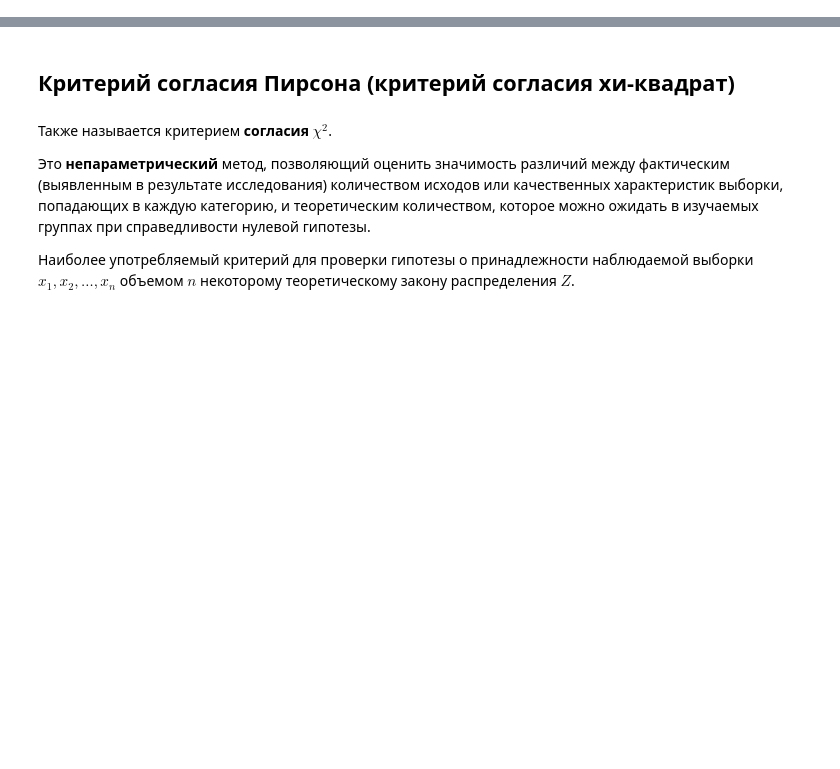
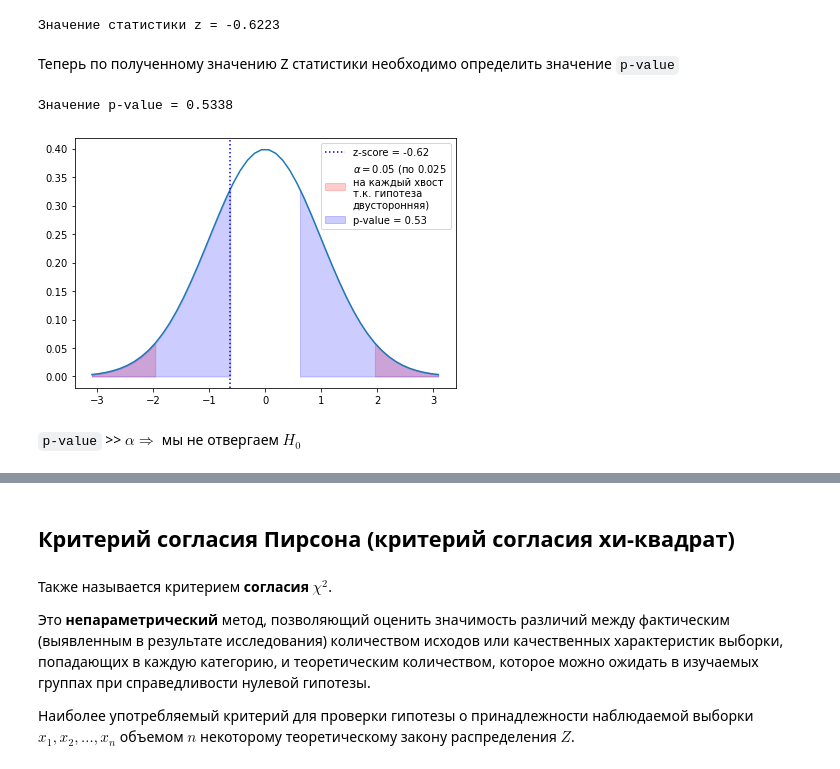
Before and after one commit to JosephFrancisTribbiani/ds, a Jupyter notebook: Statistic/stat_tests.ipynb, the cells around one changed output, grey strips where cells are left out. Drawn from its saved outputs; the diff is of its cells as text; code cells hidden in the pictures; blank space fills up the shorter version.

```diff
--- a/Statistic/stat_tests.ipynb
+++ b/Statistic/stat_tests.ipynb
@@ -0,0 +115,8 @@
+# %%
+import scipy.stats as stats
+
+
+sample = stats.norm.rvs(loc=102, scale=15, size=(50, ), random_state=42)
+sample = sample.round().astype("int")
+print("Уровни IQ 50-ти испытуемых:")
+print(*sample)
@@ -0,0 +141,52 @@
+# %%
+z_score = (np.mean(sample) - 100) / (15 / np.sqrt(50))
+print("Значение статистики z = {:.4f}".format(z_score))
+# %% [output]
+Значение статистики z = -0.6223
+# %% [markdown]
+Теперь по полученному значению Z статистики необходимо определить значение `p-value`
+# %%
+# т.к. тест двусторонний, то мы учитываем значения для обоих хвостов распределения
+p_value = stats.norm.cdf(-abs(z_score)) + (1 - stats.norm.cdf(abs(z_score)))
+print("Значение p-value = {:.4f}".format(p_value))
+# %% [output]
+Значение p-value = 0.5338
+# %%
+import numpy as np
+import matplotlib.pyplot as plt
+import seaborn as sns
+import scipy.stats as stats
+
+
+fig, ax = plt.subplots()
+x = np.linspace(stats.norm.ppf(0.001), stats.norm.ppf(0.999))
+y = stats.norm.pdf(x)
+
+x_left = np.linspace(stats.norm.ppf(0.001), stats.norm.ppf(0.025))
+y_left = stats.norm.pdf(x_left)
+
+x_right = np.linspace(stats.norm.ppf(0.975), stats.norm.ppf(0.999))
+y_right = stats.norm.pdf(x_right)
+
+p_value_x_left = np.linspace(stats.norm.ppf(0.001), -abs(z_score))
+p_value_y_left = stats.norm.pdf(p_value_x_left)
+
+p_value_x_right = np.linspace(abs(z_score), stats.norm.ppf(0.999))
+p_value_y_right = stats.norm.pdf(p_value_x_right)
+
+sns.lineplot(x=x, y=y, ax=ax)
+ax.fill_between(
+    x=x_left, y1=np.zeros_like(y_left), y2=y_left, color="red", alpha=0.2,
+    label="$\\alpha = 0.05$ (по 0.025\nна каждый хвост\nт.к. гипотеза\nдвусторонняя)")
+ax.fill_between(x=x_right, y1=np.zeros_like(y_right), y2=y_right, color="red", alpha=0.2)
+ax.fill_between(
+    x=p_value_x_left, y1=np.zeros_like(p_value_y_left), y2=p_value_y_left, color="blue", alpha=0.2,
+    label="p-value = {:.2f}".format(p_value))
+ax.fill_between(x=p_value_x_right, y1=np.zeros_like(p_value_y_right), y2=p_value_y_right, color="blue", alpha=0.2)
+ax.axvline(x=z_score, color="blue", ls=":", label="z-score = {:.2f}".format(z_score))
+fig.tight_layout()
+ax.legend();
+# %% [output]
+[figure, added]
+# %% [markdown]
+`p-value` >> $\alpha \Rightarrow$ мы не отвергаем $H_{0}$
```
Also changed, not shown: parts of 25 cells of this notebook, 1 other file.
